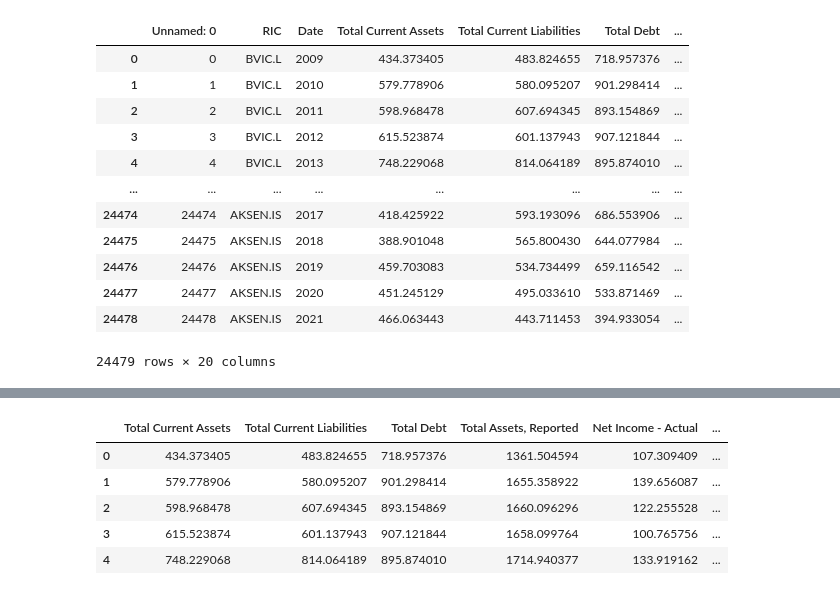
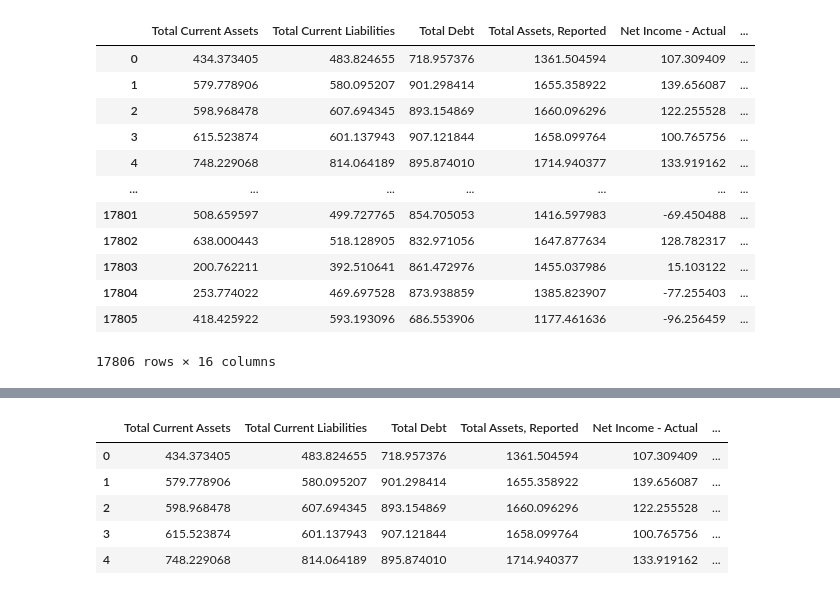
Before and after one commit to sprabhu4/SP_ESG_Pred, a Jupyter notebook: Data normalization and imputation.ipynb, the cells around one changed output, grey strips where cells are left out. Drawn from its saved outputs; the diff is of its cells as text; code cells hidden in the pictures.

```diff
--- a/Data normalization and imputation.ipynb
+++ b/Data normalization and imputation.ipynb
@@ -3,17 +4,17 @@ import pandas as pd
 # %%
-dataset = pd.read_csv('merged firm and yearly data.csv')
+dataset = pd.read_csv('outliers_removed_dataset.csv')
 dataset
 # %% [output]
-|  | Unnamed: 0 | RIC | Date | Total Current Assets | Total Current Liabilities | Total Debt | ... |
-| 0 | 0 | BVIC.L | 2009 | 434.373405 | 483.824655 | 718.957376 | ... |
-| 1 | 1 | BVIC.L | 2010 | 579.778906 | 580.095207 | 901.298414 | ... |
-| 2 | 2 | BVIC.L | 2011 | 598.968478 | 607.694345 | 893.154869 | ... |
-| 3 | 3 | BVIC.L | 2012 | 615.523874 | 601.137943 | 907.121844 | ... |
-| 4 | 4 | BVIC.L | 2013 | 748.229068 | 814.064189 | 895.874010 | ... |
-| ... | ... | ... | ... | ... | ... | ... | ... |
-| 24474 | 24474 | AKSEN.IS | 2017 | 418.425922 | 593.193096 | 686.553906 | ... |
-| 24475 | 24475 | AKSEN.IS | 2018 | 388.901048 | 565.800430 | 644.077984 | ... |
-| 24476 | 24476 | AKSEN.IS | 2019 | 459.703083 | 534.734499 | 659.116542 | ... |
-| 24477 | 24477 | AKSEN.IS | 2020 | 451.245129 | 495.033610 | 533.871469 | ... |
-| 24478 | 24478 | AKSEN.IS | 2021 | 466.063443 | 443.711453 | 394.933054 | ... |
+|  | Total Current Assets | Total Current Liabilities | Total Debt | Total Assets, Reported | Net Income - Actual | ... |
+| 0 | 434.373405 | 483.824655 | 718.957376 | 1361.504594 | 107.309409 | ... |
+| 1 | 579.778906 | 580.095207 | 901.298414 | 1655.358922 | 139.656087 | ... |
+| 2 | 598.968478 | 607.694345 | 893.154869 | 1660.096296 | 122.255528 | ... |
+| 3 | 615.523874 | 601.137943 | 907.121844 | 1658.099764 | 100.765756 | ... |
+| 4 | 748.229068 | 814.064189 | 895.874010 | 1714.940377 | 133.919162 | ... |
+| ... | ... | ... | ... | ... | ... | ... |
+| 17801 | 508.659597 | 499.727765 | 854.705053 | 1416.597983 | -69.450488 | ... |
+| 17802 | 638.000443 | 518.128905 | 832.971056 | 1647.877634 | 128.782317 | ... |
+| 17803 | 200.762211 | 392.510641 | 861.472976 | 1455.037986 | 15.103122 | ... |
+| 17804 | 253.774022 | 469.697528 | 873.938859 | 1385.823907 | -77.255403 | ... |
+| 17805 | 418.425922 | 593.193096 | 686.553906 | 1177.461636 | -96.256459 | ... |
-24479 rows × 20 columns
+17806 rows × 16 columns
```
Also changed, not shown: parts of 14 cells of this notebook, 1 other file.
